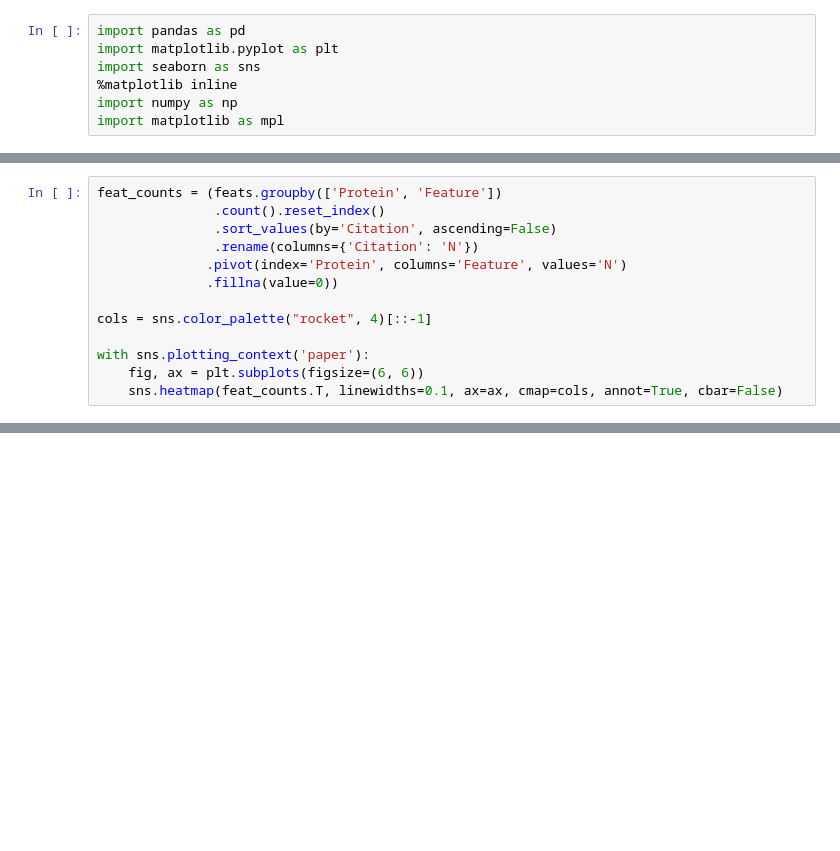
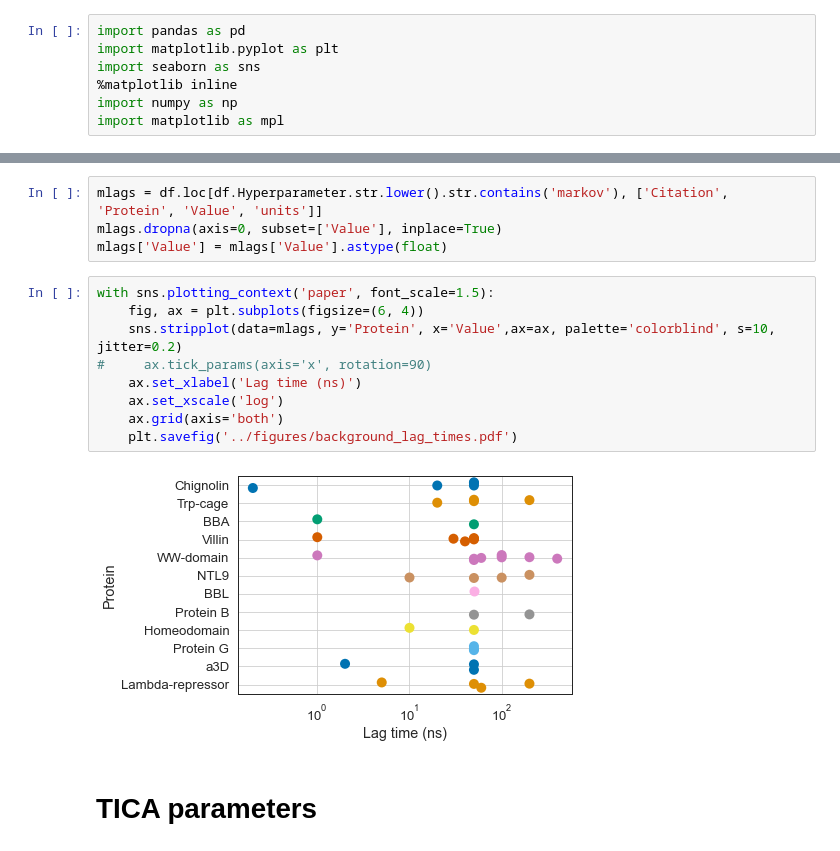
Before and after one commit to RobertArbon/msm_hyperparameter_optimisation, a Jupyter notebook: figures/fig_background_hps.ipynb, the cells around one changed output, grey strips where cells are left out. Drawn from its saved outputs; the diff is of its cells as text; blank space fills up the shorter version.

```diff
--- a/figures/fig_background_hps.ipynb
+++ b/figures/fig_background_hps.ipynb
@@ -41,13 +41,0 @@ feats.head()
-# %%
-feat_counts = (feats.groupby(['Protein', 'Feature'])
-               .count().reset_index()
-               .sort_values(by='Citation', ascending=False)
-               .rename(columns={'Citation': 'N'})
-              .pivot(index='Protein', columns='Feature', values='N')
-              .fillna(value=0))
-
-cols = sns.color_palette("rocket", 4)[::-1]
-
-with sns.plotting_context('paper'):
-    fig, ax = plt.subplots(figsize=(6, 6))
-    sns.heatmap(feat_counts.T, linewidths=0.1, ax=ax, cmap=cols, annot=True, cbar=False)
@@ -81,0 +87,17 @@ with sns.plotting_context():
+# %%
+mlags = df.loc[df.Hyperparameter.str.lower().str.contains('markov'), ['Citation', 'Protein', 'Value', 'units']]
+mlags.dropna(axis=0, subset=['Value'], inplace=True)
+mlags['Value'] = mlags['Value'].astype(float)
+# %%
+with sns.plotting_context('paper', font_scale=1.5):
+    fig, ax = plt.subplots(figsize=(6, 4))
+    sns.stripplot(data=mlags, y='Protein', x='Value',ax=ax, palette='colorblind', s=10,  jitter=0.2)
+#     ax.tick_params(axis='x', rotation=90)
+    ax.set_xlabel('Lag time (ns)')
+    ax.set_xscale('log')
+    ax.grid(axis='both')
+    plt.savefig('../figures/background_lag_times.pdf')
+# %% [output]
+[figure, added]
+# %% [markdown]
+# TICA parameters
```
Also changed, not shown: parts of 12 cells of this notebook, 2 other files.
